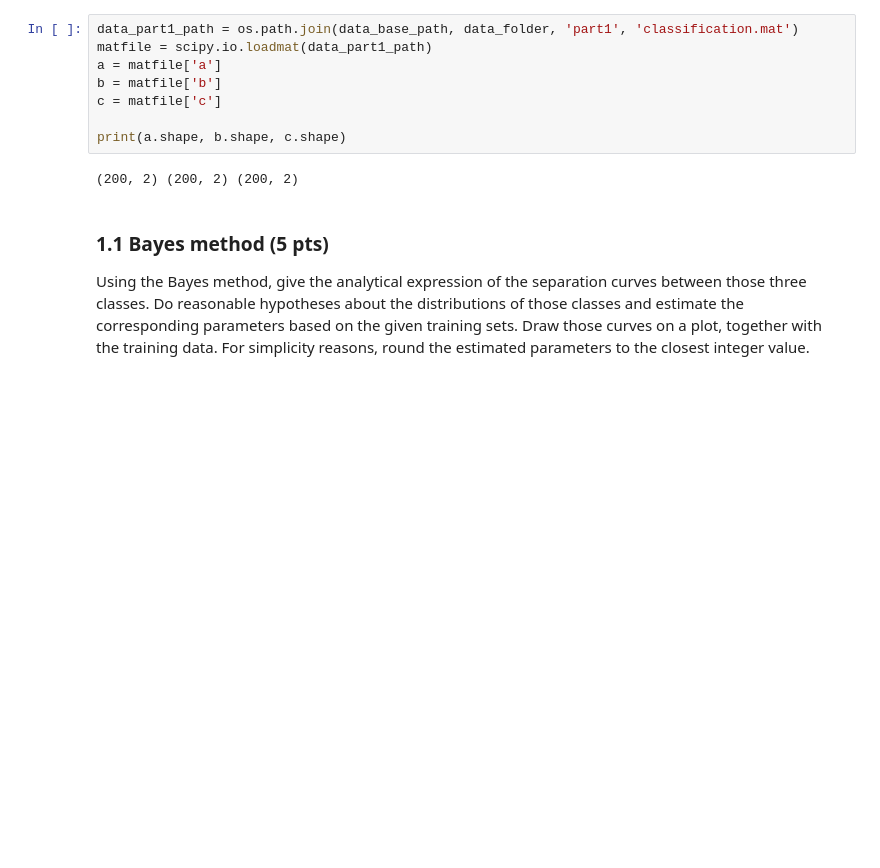
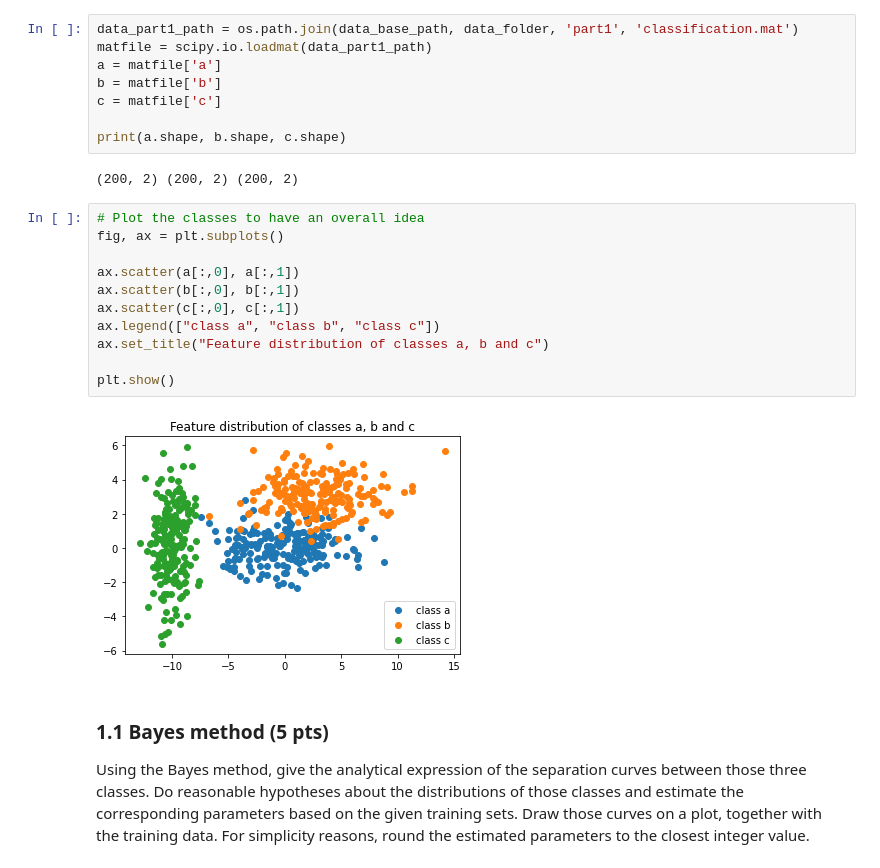
Before and after one commit to melina-chrys/IAPR-squad-lab, a Jupyter notebook: Lab3/lab_03_classification.ipynb, the cells around one changed output. Cells and saved outputs as stored; diff of their text form; blank space fills up the shorter version.

```diff
--- a/Lab3/lab_03_classification.ipynb
+++ b/Lab3/lab_03_classification.ipynb
@@ -70,6 +73,19 @@ c = matfile['c']
 print(a.shape, b.shape, c.shape)
 # %% [output]
 (200, 2) (200, 2) (200, 2)
+# %%
+# Plot the classes to have an overall idea
+fig, ax = plt.subplots()
+
+ax.scatter(a[:,0], a[:,1])
+ax.scatter(b[:,0], b[:,1])
+ax.scatter(c[:,0], c[:,1])
+ax.legend(["class a", "class b", "class c"])
+ax.set_title("Feature distribution of classes a, b and c")
+
+plt.show()
+# %% [output]
+[figure, added]
 # %% [markdown]
 ### 1.1 Bayes method (5 pts)
 Using the Bayes method, give the analytical expression of the separation curves between those three classes.
```
Also changed, not shown: parts of 16 cells of this notebook.
